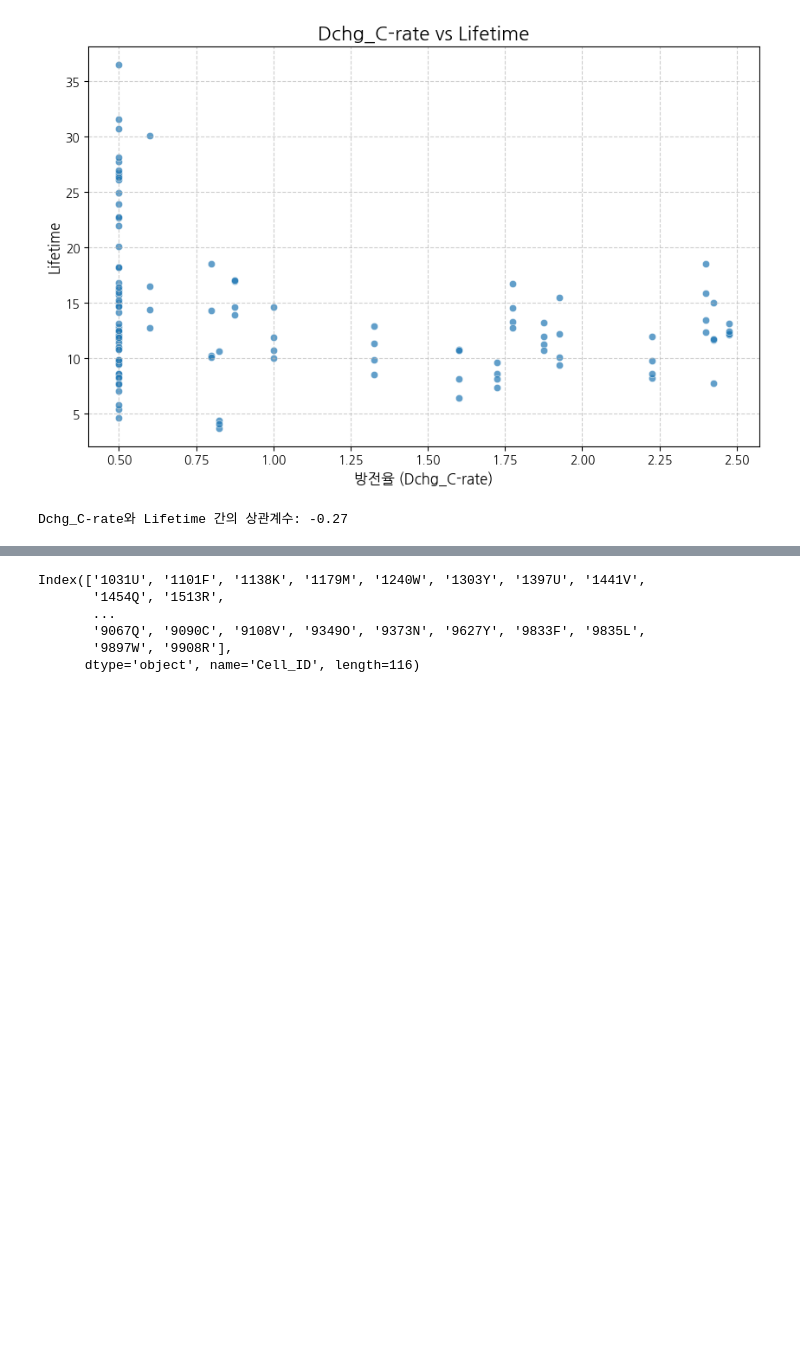
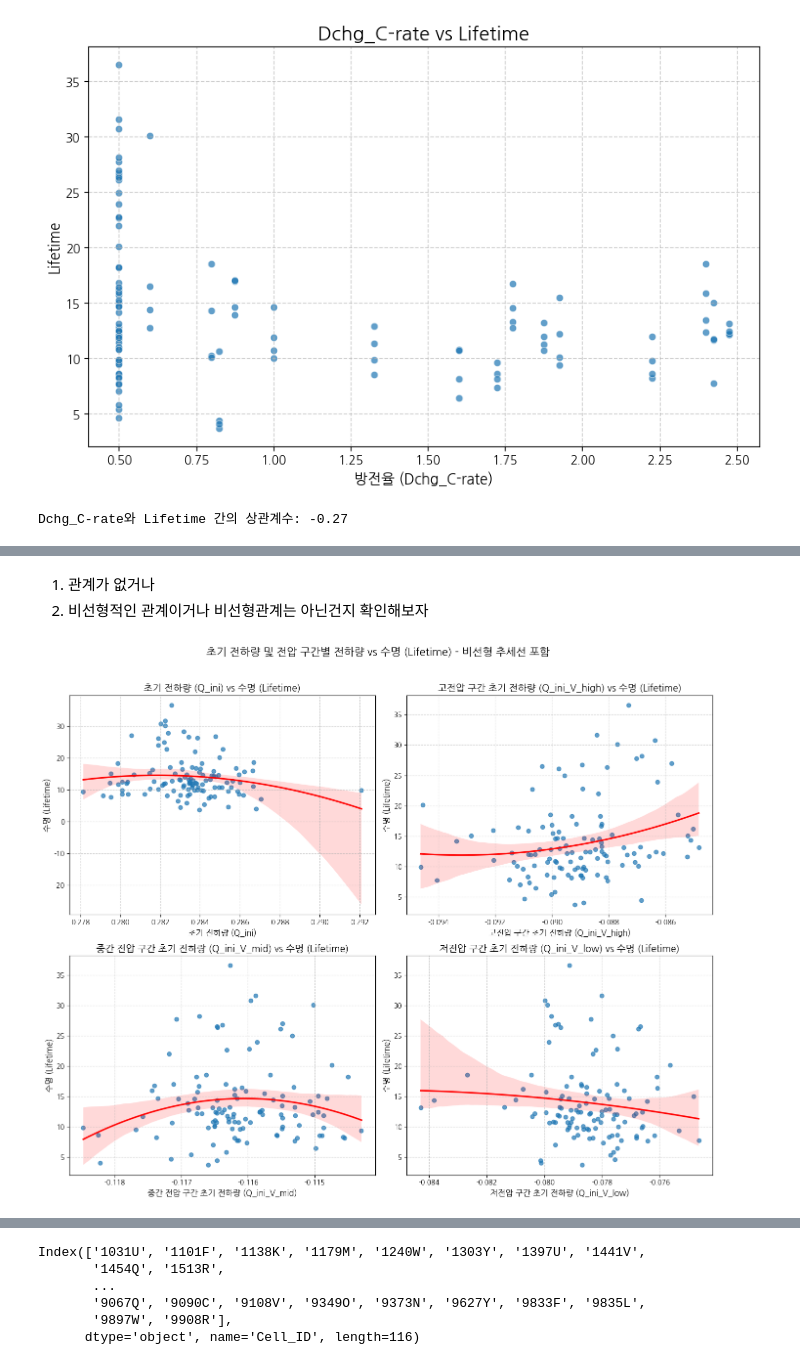
Before and after one commit to Uheech/YearDreamSchool-Competition, a Jupyter notebook: code.ipynb, the cells around one changed output, grey strips where cells are left out. Saved outputs shown, nothing was run; the diff lists cells and outputs as text; code cells hidden in the pictures; blank space fills up the shorter version.

```diff
--- a/code.ipynb
+++ b/code.ipynb
@@ -439,0 +541,45 @@ Dchg_C-rate와 dchg_stress 간의 상관계수: 0.92
+# %% [markdown]
+1. 관계가 없거나
+2. 비선형적인 관계이거나
+비선형관계는 아닌건지 확인해보자
+# %%
+# --- 초기 전하량 관련 컬럼들과 Lifetime 간의 비선형 산점도 ---
+fig, axes = plt.subplots(2, 2, figsize=(14, 12))
+fig.suptitle('초기 전하량 및 전압 구간별 전하량 vs 수명 (Lifetime) - 비선형 추세선 포함', fontsize=16)
+
+# 1. Q_ini vs Lifetime
+sns.regplot(x='Q_ini', y='Lifetime', data=train_df, ax=axes[0, 0], scatter_kws={'alpha':0.7}, line_kws={'color':'red'}, order=2)
+axes[0, 0].set_title('초기 전하량 (Q_ini) vs 수명 (Lifetime)', fontsize=14)
+axes[0, 0].set_xlabel('초기 전하량 (Q_ini)', fontsize=12)
+axes[0, 0].set_ylabel('수명 (Lifetime)', fontsize=12)
+axes[0, 0].grid(True, linestyle='--', alpha=0.6)
+
+
+# 2. Q_ini_V_high vs Lifetime
+sns.regplot(x='Q_ini_V_high', y='Lifetime', data=train_df, ax=axes[0, 1], scatter_kws={'alpha':0.7}, line_kws={'color':'red'}, order=2)
+axes[0, 1].set_title('고전압 구간 초기 전하량 (Q_ini_V_high) vs 수명 (Lifetime)', fontsize=14)
+axes[0, 1].set_xlabel('고전압 구간 초기 전하량 (Q_ini_V_high)', fontsize=12)
+axes[0, 1].set_ylabel('수명 (Lifetime)', fontsize=12)
+axes[0, 1].grid(True, linestyle='--', alpha=0.6)
+
+
+# 3. Q_ini_V_mid vs Lifetime
+# 오타 수정: line_kns -> line_kws
+sns.regplot(x='Q_ini_V_mid', y='Lifetime', data=train_df, ax=axes[1, 0], scatter_kws={'alpha':0.7}, line_kws={'color':'red'}, order=2)
+axes[1, 0].set_title('중간 전압 구간 초기 전하량 (Q_ini_V_mid) vs 수명 (Lifetime)', fontsize=14)
+axes[1, 0].set_xlabel('중간 전압 구간 초기 전하량 (Q_ini_V_mid)', fontsize=12)
+axes[1, 0].set_ylabel('수명 (Lifetime)', fontsize=12)
+axes[1, 0].grid(True, linestyle='--', alpha=0.6)
+
+
+# 4. Q_ini_V_low vs Lifetime
+sns.regplot(x='Q_ini_V_low', y='Lifetime', data=train_df, ax=axes[1, 1], scatter_kws={'alpha':0.7}, line_kws={'color':'red'}, order=2)
+axes[1, 1].set_title('저전압 구간 초기 전하량 (Q_ini_V_low) vs 수명 (Lifetime)', fontsize=14)
+axes[1, 1].set_xlabel('저전압 구간 초기 전하량 (Q_ini_V_low)', fontsize=12)
+axes[1, 1].set_ylabel('수명 (Lifetime)', fontsize=12)
+axes[1, 1].grid(True, linestyle='--', alpha=0.6)
+
+plt.tight_layout(rect=[0, 0.03, 1, 0.96]) # 전체 레이아웃 조정 (제목 공간 확보)
+plt.show()
+# %% [output]
+[figure, added]
```
Also changed, not shown: parts of 35 cells of this notebook.
